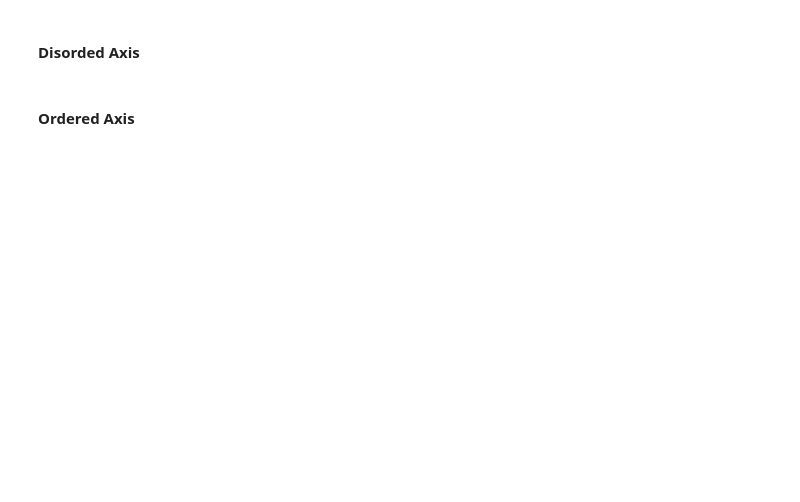
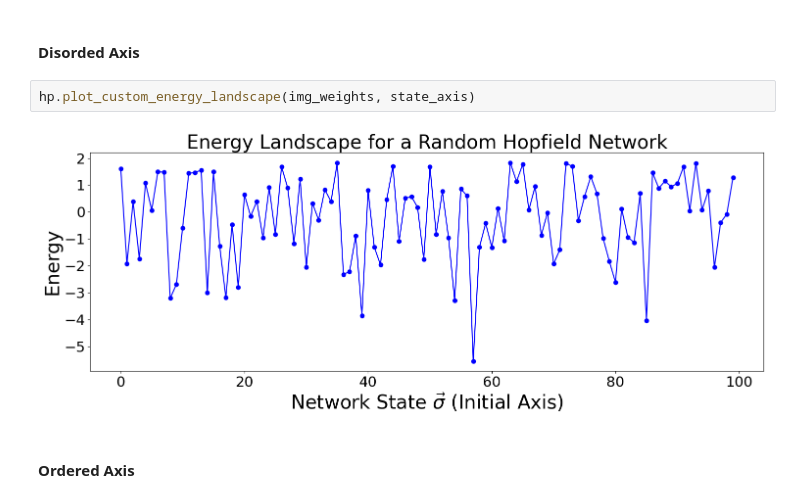
Before and after one commit to d-domeniconi/hopfield_network, a Jupyter notebook: learning_about_learning.ipynb, the cells around one changed output. Drawn from its saved outputs; the diff is of its cells as text; blank space fills up the shorter version.

```diff
--- a/learning_about_learning.ipynb
+++ b/learning_about_learning.ipynb
@@ -159,4 +201,8 @@ array([[-1,  1, -1, ..., -1, -1, -1],
 # %% [markdown]
 #### Disorded Axis
+# %%
+hp.plot_custom_energy_landscape(img_weights, state_axis)
+# %% [output]
+[figure, added]
 # %% [markdown]
 #### Ordered Axis
```
Also changed, not shown: parts of 18 cells of this notebook, 8 other files.
